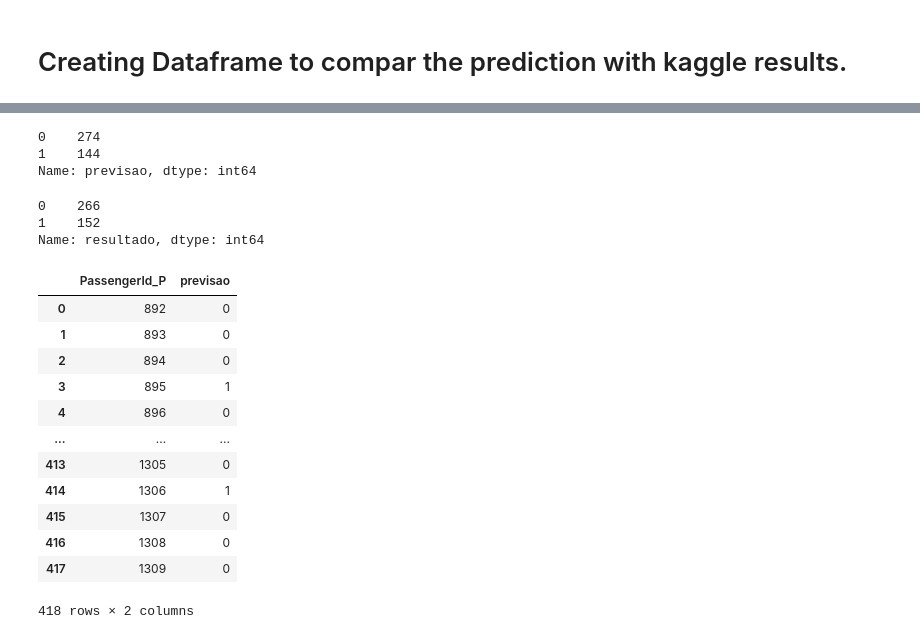
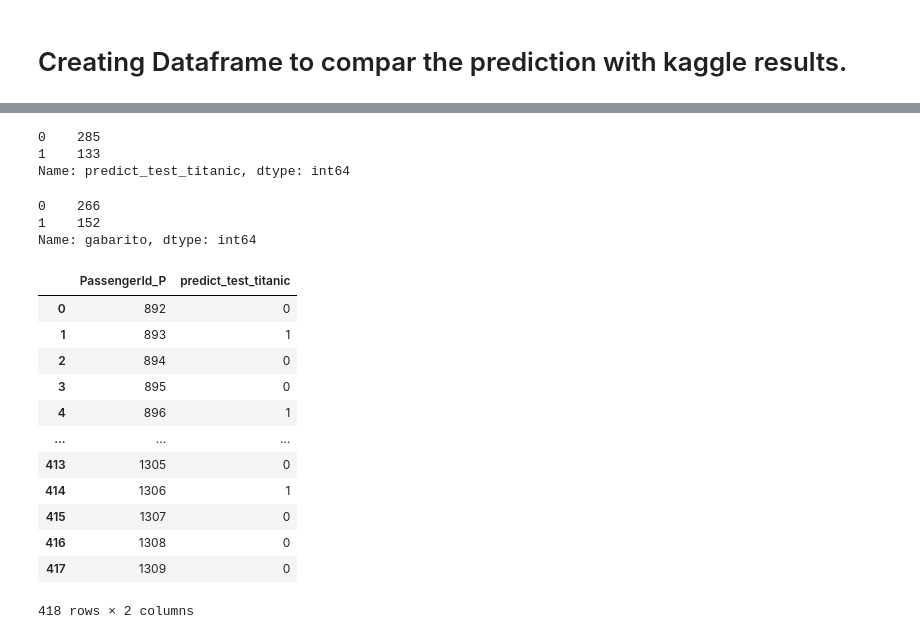
Before and after one commit to mvidaljr/Titanic_Survive, a Jupyter notebook: Titanic.ipynb, the cells around one changed output, grey strips where cells are left out. Drawn from its saved outputs; the diff is of its cells as text; code cells hidden in the pictures.

```diff
--- a/Titanic.ipynb
+++ b/Titanic.ipynb
@@ -230,3 +280,12 @@ DecisionTreeClassifier()
+# %%
+from sklearn.tree import DecisionTreeClassifier
+from sklearn.ensemble import GradientBoostingClassifier,RandomForestClassifier
+from xgboost import XGBClassifier
+from sklearn.neighbors import KNeighborsClassifier
+from sklearn import svm
+
+modelo_decisao = GradientBoostingClassifier()
+modelo_fitado = modelo_decisao.fit(x_train,y_train)
 # %% [markdown]
 # Criating predict with testing data
 # %%
@@ -259,0 +342,2 @@ print(previsao_classificacao)
+# %%
+test_titanic_scaler = scaler.fit_transform(test_titanic)
@@ -259,0 +360,2 @@ print(previsao_classificacao)
+# %%
+predict_test_titanic = modelo_fitado.predict(test_titanic_scaler)
@@ -261,9 +410,9 @@ print(previsao_classificacao)
 # Creating Dataframe to compar the prediction with kaggle results.
 # %%
 tabela_comparar = pd.DataFrame()
-tabela_comparar['previsao'] = previsao_classificacao
+tabela_comparar['predict_test_titanic'] = predict_test_titanic
 tabela_comparar['PassengerId_P']= test_titanic['PassengerId'].astype('int')
-tabela_comparar['resultado'] = gender_sub['Survived']
-tabela_comparar['PassengerId_R']=gender_sub['PassengerId']
+tabela_comparar['gabarito'] = gender_sub['Survived']
+tabela_comparar['PassengerId_gabarito']=gender_sub['PassengerId']
 tabela_comparar
 # %% [output]
@@ -281,27 +430,27 @@ tabela_comparar
 | 417 | 0 | 1309 | 0 | 1309 |
 418 rows × 4 columns
 # %%
-tabela_comparar['previsao'].value_counts()
+tabela_comparar['predict_test_titanic'].value_counts()
 # %% [output]
-0    274
-1    144
-Name: previsao, dtype: int64
+0    285
+1    133
+Name: predict_test_titanic, dtype: int64
 # %%
-tabela_comparar['resultado'].value_counts()
+tabela_comparar['gabarito'].value_counts()
 # %% [output]
 0    266
 1    152
-Name: resultado, dtype: int64
+Name: gabarito, dtype: int64
 # %%
-submission = pd.DataFrame(tabela_comparar,columns=['PassengerId_P','previsao'])
+submission = pd.DataFrame(tabela_comparar,columns=['PassengerId_P','predict_test_titanic'])
 submission
 # %% [output]
-|  | PassengerId_P | previsao |
+|  | PassengerId_P | predict_test_titanic |
 | 0 | 892 | 0 |
-| 1 | 893 | 0 |
+| 1 | 893 | 1 |
 | 2 | 894 | 0 |
-| 3 | 895 | 1 |
-| 4 | 896 | 0 |
+| 3 | 895 | 0 |
+| 4 | 896 | 1 |
 | ... | ... | ... |
 | 413 | 1305 | 0 |
 | 414 | 1306 | 1 |
```
Also changed, not shown: parts of 41 cells of this notebook, 1 other file.
